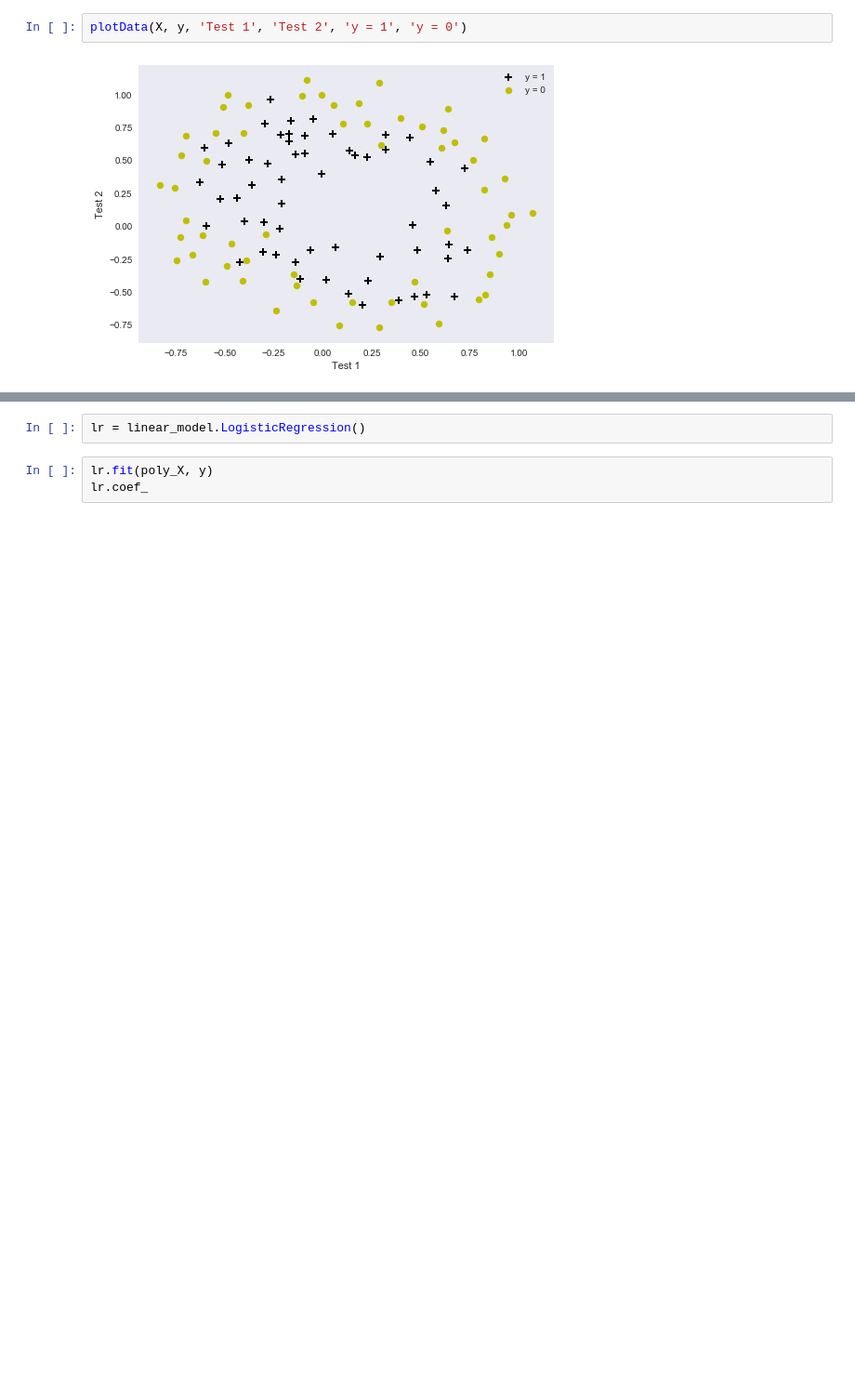
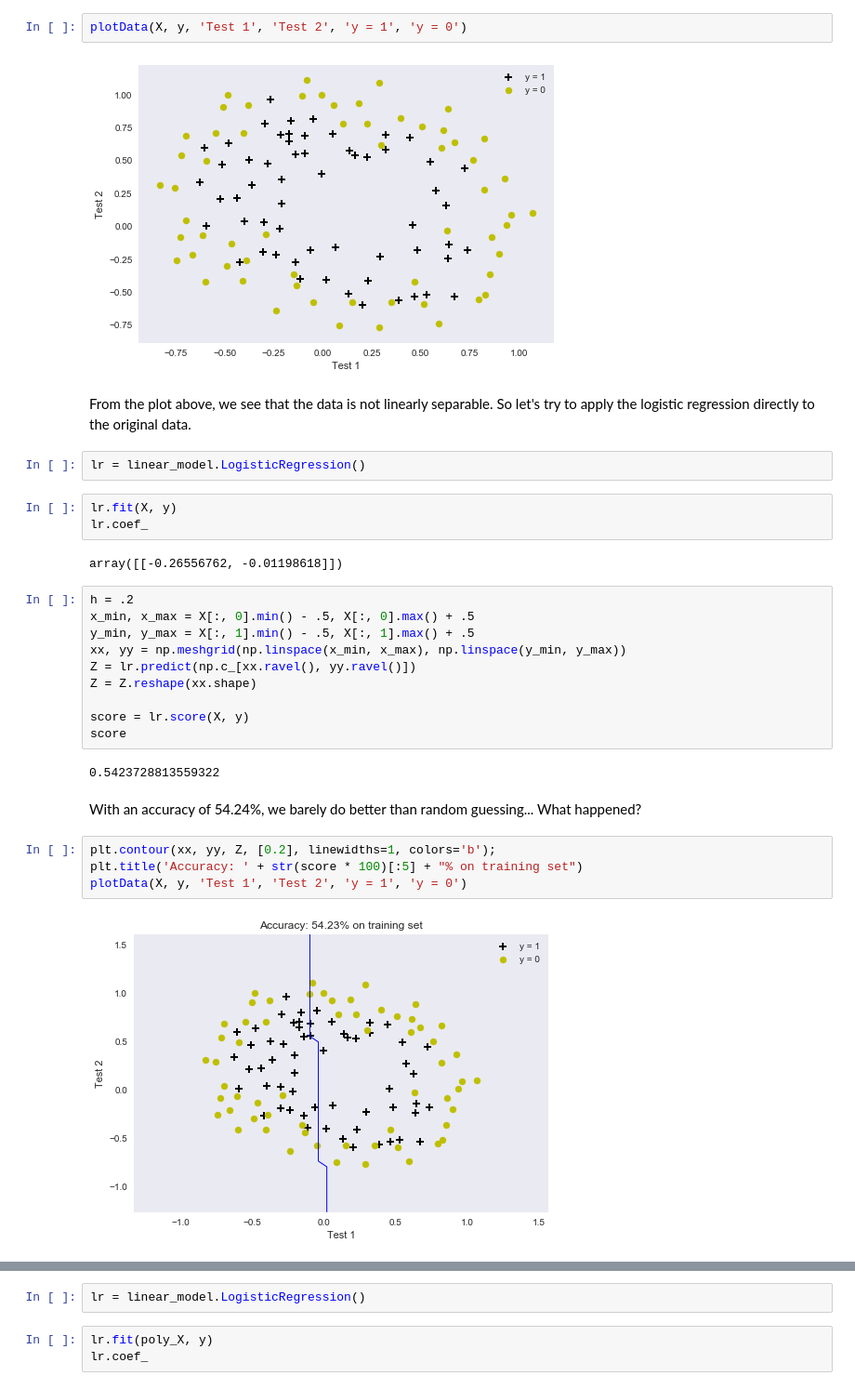
Before and after one commit to Kulbear/machine-learning-examples, a Jupyter notebook: 2 - Logistic Regression/logistic_regression_sklearn.ipynb, the cells around one changed output, grey strips where cells are left out. Shown at 93% size. Saved outputs shown, nothing was run; the diff lists cells and outputs as text; blank space fills up the shorter version.

Commit message:
[Doc] Logistic regression with sklearn

```diff
--- a/2 - Logistic Regression/logistic_regression_sklearn.ipynb
+++ b/2 - Logistic Regression/logistic_regression_sklearn.ipynb
@@ -64,3 +68,32 @@ def plotData(X, y, label_x, label_y, label_pos, label_neg):
 plotData(X, y, 'Test 1', 'Test 2', 'y = 1', 'y = 0')
 # %% [output]
 [figure]
+# %% [markdown]
+From the plot above, we see that the data is not linearly separable. So let's try to apply the logistic regression directly to the original data.
+# %%
+lr = linear_model.LogisticRegression()
+# %%
+lr.fit(X, y)
+lr.coef_
+# %% [output]
+array([[-0.26556762, -0.01198618]])
+# %%
+h = .2
+x_min, x_max = X[:, 0].min() - .5, X[:, 0].max() + .5
+y_min, y_max = X[:, 1].min() - .5, X[:, 1].max() + .5
+xx, yy = np.meshgrid(np.linspace(x_min, x_max), np.linspace(y_min, y_max))
+Z = lr.predict(np.c_[xx.ravel(), yy.ravel()])
+Z = Z.reshape(xx.shape)
+
+score = lr.score(X, y)
+score
+# %% [output]
+0.5423728813559322
+# %% [markdown]
+With an accuracy of 54.24%, we barely do better than random guessing... What happened?
+# %%
+plt.contour(xx, yy, Z, [0.2], linewidths=1, colors='b');
+plt.title('Accuracy: ' + str(score * 100)[:5] + "% on training set")
+plotData(X, y, 'Test 1', 'Test 2', 'y = 1', 'y = 0')
+# %% [output]
+[figure, added]
```
Also changed, not shown: parts of 6 cells of this notebook.
